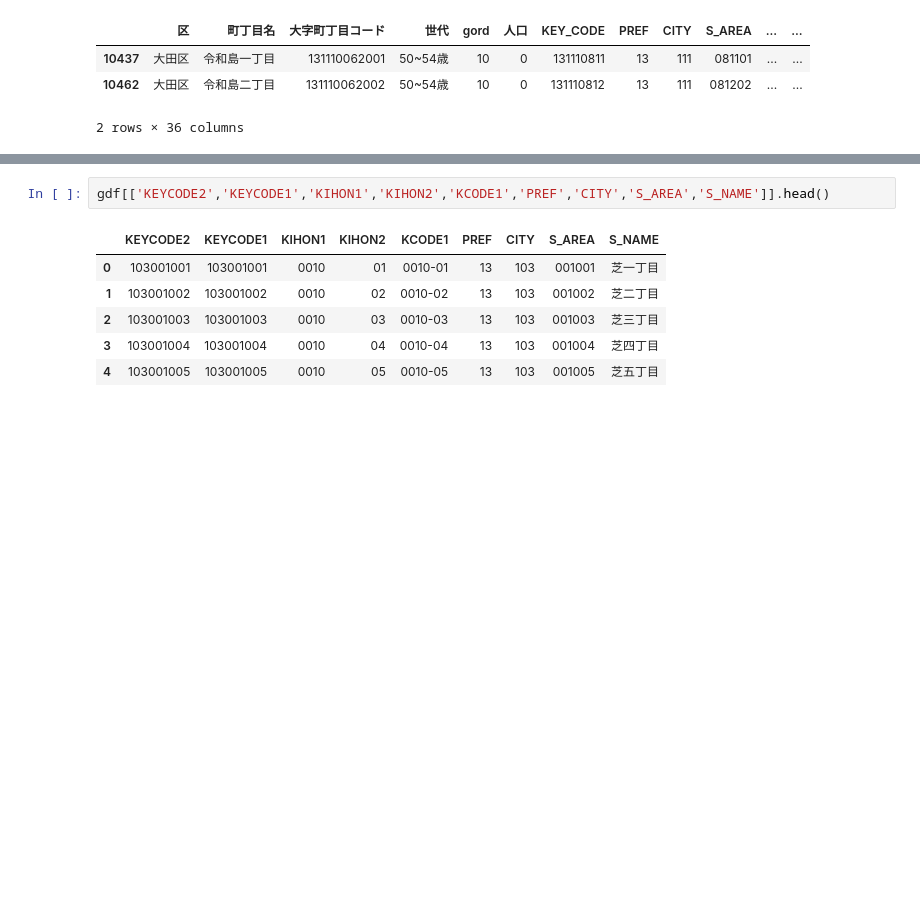
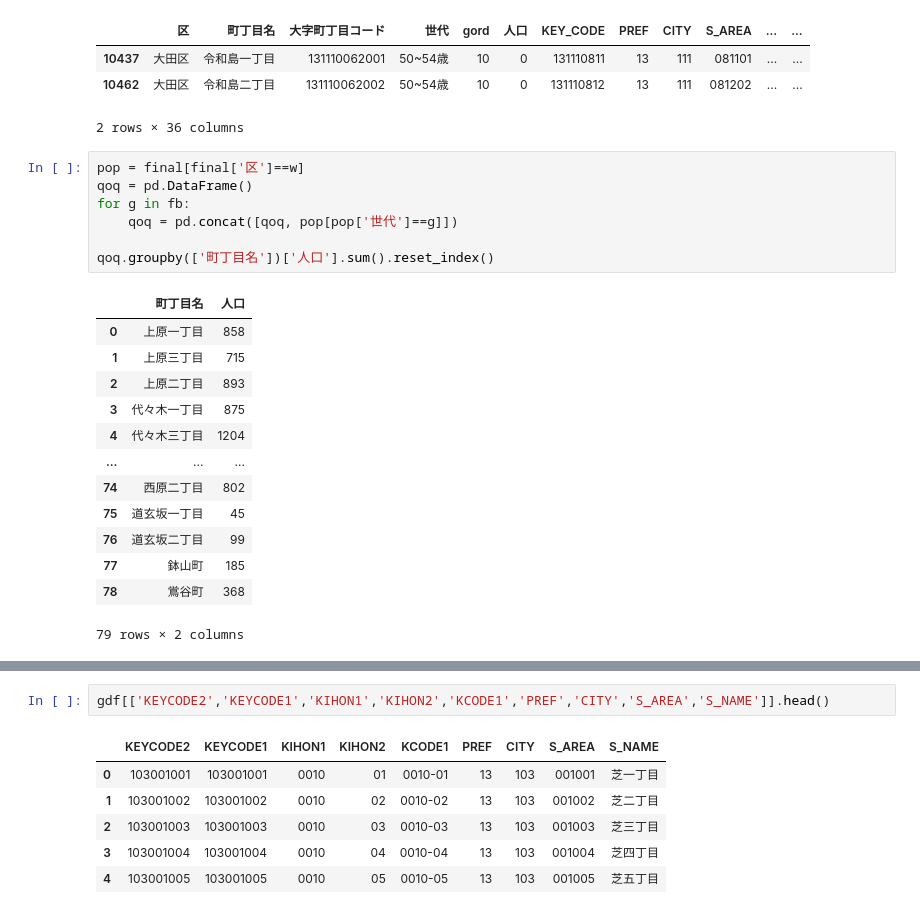
Before and after one commit to MasaoMori/Tokyo_Ward_Assembly_Election, a Jupyter notebook: jupyter/Population_age.ipynb, the cells around one changed output, grey strips where cells are left out. Cells and saved outputs as stored; diff of their text form; blank space fills up the shorter version.

```diff
--- a/jupyter/Population_age.ipynb
+++ b/jupyter/Population_age.ipynb
@@ -450,3 +455,24 @@ tmp_kgdf[tmp_kgdf['S_NAME'].str.contains('令和')]
 | 10437 | 大田区 | 令和島一丁目 | 131110062001 | 50~54歳 | 10 | 0 | 131110811 | 13 | 111 | 081101 | ... | ... |
 | 10462 | 大田区 | 令和島二丁目 | 131110062002 | 50~54歳 | 10 | 0 | 131110812 | 13 | 111 | 081202 | ... | ... |
 2 rows × 36 columns
+# %%
+pop = final[final['区']==w]
+qoq = pd.DataFrame()
+for g in fb:
+    qoq = pd.concat([qoq, pop[pop['世代']==g]])
+
+qoq.groupby(['町丁目名'])['人口'].sum().reset_index()
+# %% [output]
+|  | 町丁目名 | 人口 |
+| 0 | 上原一丁目 | 858 |
+| 1 | 上原三丁目 | 715 |
+| 2 | 上原二丁目 | 893 |
+| 3 | 代々木一丁目 | 875 |
+| 4 | 代々木三丁目 | 1204 |
+| ... | ... | ... |
+| 74 | 西原二丁目 | 802 |
+| 75 | 道玄坂一丁目 | 45 |
+| 76 | 道玄坂二丁目 | 99 |
+| 77 | 鉢山町 | 185 |
+| 78 | 鴬谷町 | 368 |
+79 rows × 2 columns
```
Also changed, not shown: parts of 4 cells of this notebook, 1 other file.
